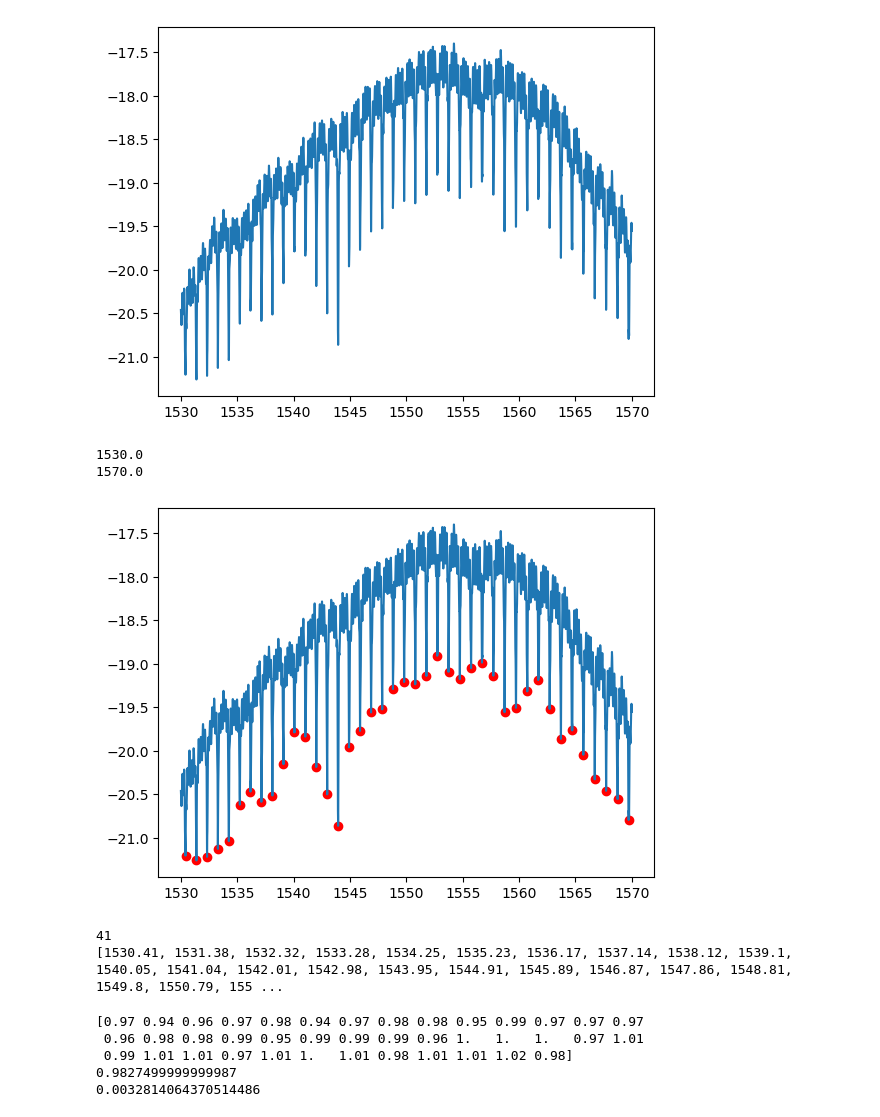
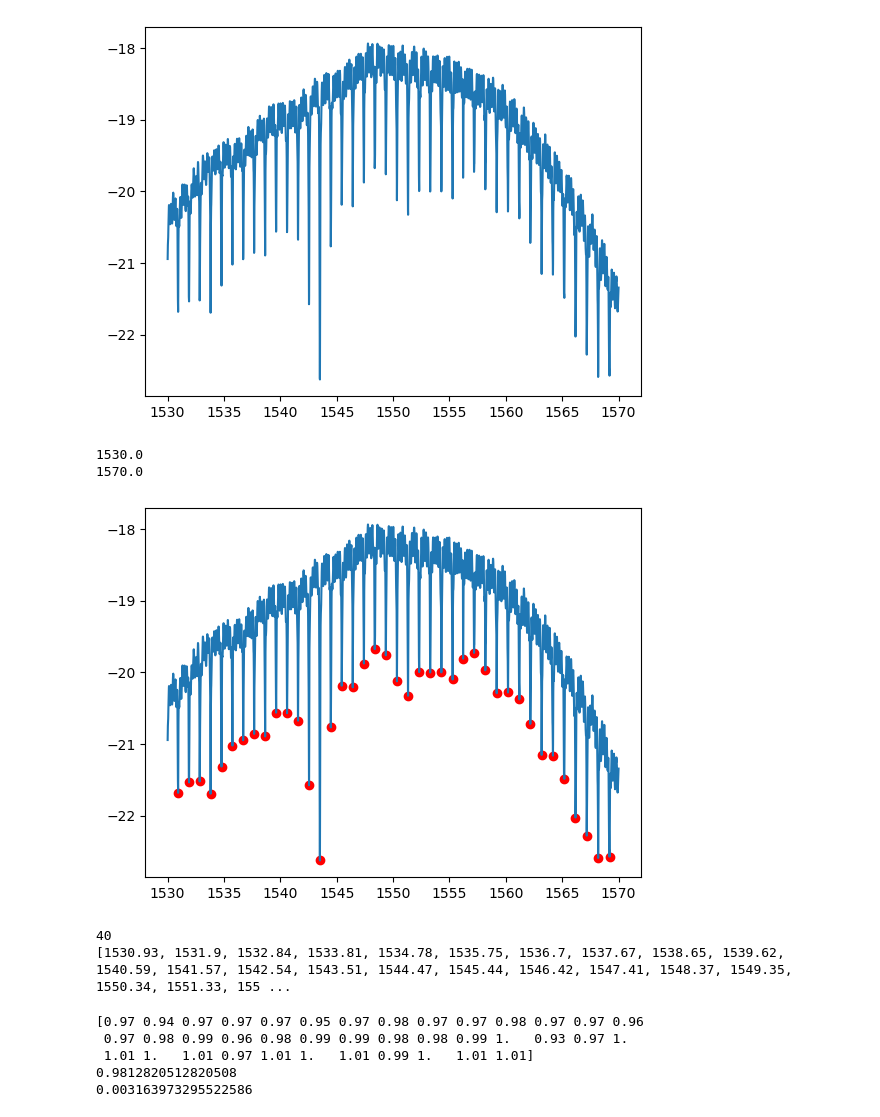
Before and after one commit to tdasanjh/team-chip-project, a Jupyter notebook: data_analysis/data_analysis_notebook.ipynb, the cells around one changed output. Saved outputs shown, nothing was run; the diff lists cells and outputs as text; code cells hidden in the pictures.

Commit message:
data run for sg_rr_100_030 2023-12-08 16-08-32

```diff
--- a/data_analysis/data_analysis_notebook.ipynb
+++ b/data_analysis/data_analysis_notebook.ipynb
@@ -2,7 +2,7 @@
 import data_analysis_funcs as daf
 import matplotlib.pyplot as plt
 # %%
-data_analyse_file="sg_rr_100_028 2023-12-08 16-58-05.csv"
+data_analyse_file="sg_rr_100_030 2023-12-08 16-08-32.csv"
 wvlen_array,pow_array=daf.get_wavlen_and_pow_arrays(data_analyse_file)
 daf.plot_visualise(wvlen_array,pow_array, full_range=True)
 # %% [output]
@@ -16,24 +16,24 @@ power_peak_search=pow_array[start_point_index:end_point_index]
 print(wvlen_peak_search[0])
 print(wvlen_peak_search[-1])
 # %% [output]
-[figure, old version]
+[figure, new version]
 1530.0
 1570.0
 # %%
 wvlen_step_size=0.01
-approx_fsr=1.7
+approx_fsr=1
 promin_use=0.5
 dist_use=(approx_fsr/2)/wvlen_step_size
 peak_locs,n_peaks,peak_wavelens,peak_powers=daf.give_peak_locs(wvlen_step_size,approx_fsr,promin_use,dist_use,wvlen_peak_search,power_peak_search)
 plt.plot(wvlen_peak_search,power_peak_search)
 plt.scatter(peak_wavelens,peak_powers,color="red")
 plt.show()
 print(n_peaks)#just added for sanity check
 print(peak_wavelens)#sanity check
 # %% [output]
-[figure, old version]
+[figure, new version]
-41
-[1530.41, 1531.38, 1532.32, 1533.28, 1534.25, 1535.23, 1536.17, 1537.14, 1538.12, 1539.1, 1540.05, 1541.04, 1542.01, 1542.98, 1543.95, 1544.91, 1545.89, 1546.87, 1547.86, 1548.81, 1549.8, 1550.79, 155 ...
+40
+[1530.93, 1531.9, 1532.84, 1533.81, 1534.78, 1535.75, 1536.7, 1537.67, 1538.65, 1539.62, 1540.59, 1541.57, 1542.54, 1543.51, 1544.47, 1545.44, 1546.42, 1547.41, 1548.37, 1549.35, 1550.34, 1551.33, 155 ...
 # %%
 fsr_values=daf.calc_fsrs(peak_wavelens)
 fsr_mean,fsr_error=daf.fsr_avg_and_error(fsr_values)
@@ -41,8 +41,8 @@ print(fsr_values)
 print(fsr_mean)
 print(fsr_error)
 # %% [output]
-[0.97 0.94 0.96 0.97 0.98 0.94 0.97 0.98 0.98 0.95 0.99 0.97 0.97 0.97
- 0.96 0.98 0.98 0.99 0.95 0.99 0.99 0.99 0.96 1.   1.   1.   0.97 1.01
- 0.99 1.01 1.01 0.97 1.01 1.   1.01 0.98 1.01 1.01 1.02 0.98]
-0.9827499999999987
-0.0032814064370514486
+[0.97 0.94 0.97 0.97 0.97 0.95 0.97 0.98 0.97 0.97 0.98 0.97 0.97 0.96
+ 0.97 0.98 0.99 0.96 0.98 0.99 0.99 0.98 0.98 0.99 1.   0.93 0.97 1.
+ 1.01 1.   1.01 0.97 1.01 1.   1.01 0.99 1.   1.01 1.01]
+0.9812820512820508
+0.003163973295522586
```
Also changed, not shown: parts of 1 cell of this notebook, 1 other file.
